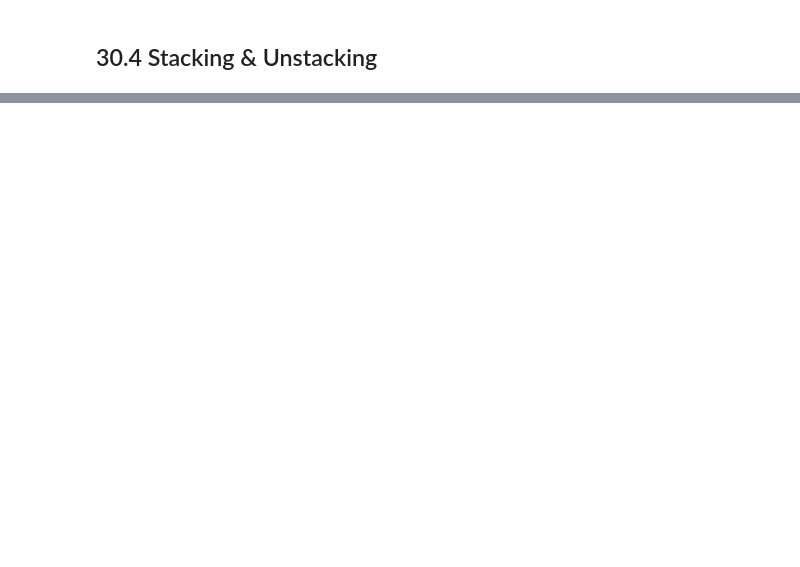
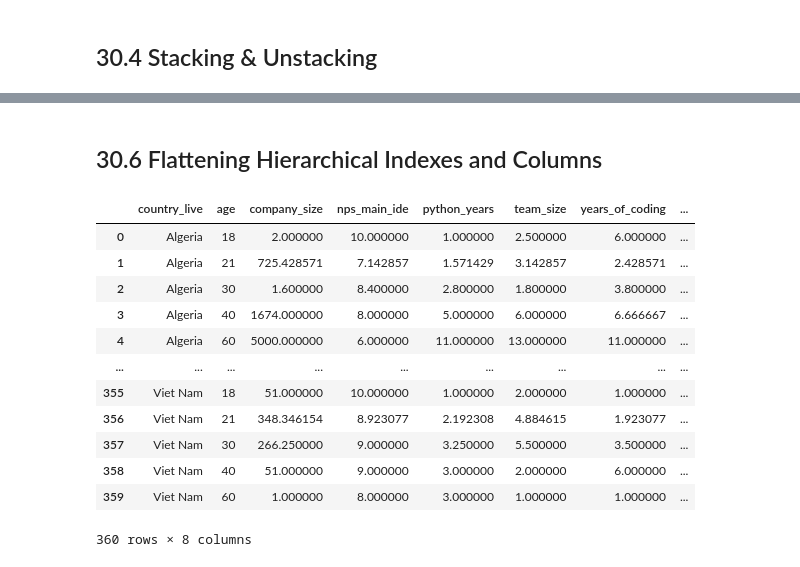
Before and after one commit to pydatawrangler/eda_ref, a Jupyter notebook: book-effective-pandas/effective_pandas_11_chap30.ipynb, the cells around one changed output, grey strips where cells are left out. Drawn from its saved outputs; the diff is of its cells as text; code cells hidden in the pictures; blank space fills up the shorter version.

```diff
--- a/book-effective-pandas/effective_pandas_11_chap30.ipynb
+++ b/book-effective-pandas/effective_pandas_11_chap30.ipynb
@@ -153,0 +249,22 @@ jb2.head().T
+# %% [markdown]
+## 30.6 Flattening Hierarchical Indexes and Columns
+# %%
+(jb2
+ .groupby(['country_live', 'age'])
+ .mean()
+ .reset_index()
+)
+# %% [output]
+|  | country_live | age | company_size | nps_main_ide | python_years | team_size | years_of_coding | ... |
+| 0 | Algeria | 18 | 2.000000 | 10.000000 | 1.000000 | 2.500000 | 6.000000 | ... |
+| 1 | Algeria | 21 | 725.428571 | 7.142857 | 1.571429 | 3.142857 | 2.428571 | ... |
+| 2 | Algeria | 30 | 1.600000 | 8.400000 | 2.800000 | 1.800000 | 3.800000 | ... |
+| 3 | Algeria | 40 | 1674.000000 | 8.000000 | 5.000000 | 6.000000 | 6.666667 | ... |
+| 4 | Algeria | 60 | 5000.000000 | 6.000000 | 11.000000 | 13.000000 | 11.000000 | ... |
+| ... | ... | ... | ... | ... | ... | ... | ... | ... |
+| 355 | Viet Nam | 18 | 51.000000 | 10.000000 | 1.000000 | 2.000000 | 1.000000 | ... |
+| 356 | Viet Nam | 21 | 348.346154 | 8.923077 | 2.192308 | 4.884615 | 1.923077 | ... |
+| 357 | Viet Nam | 30 | 266.250000 | 9.000000 | 3.250000 | 5.500000 | 3.500000 | ... |
+| 358 | Viet Nam | 40 | 51.000000 | 9.000000 | 3.000000 | 2.000000 | 6.000000 | ... |
+| 359 | Viet Nam | 60 | 1.000000 | 8.000000 | 3.000000 | 1.000000 | 1.000000 | ... |
+360 rows × 8 columns
```
Also changed, not shown: parts of 12 cells of this notebook.
